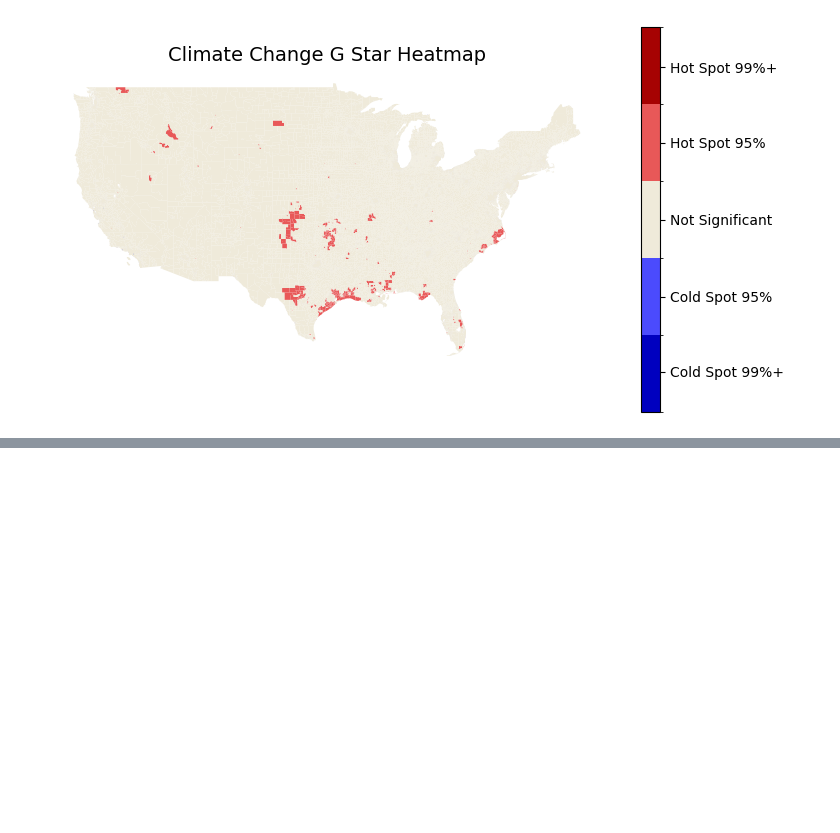
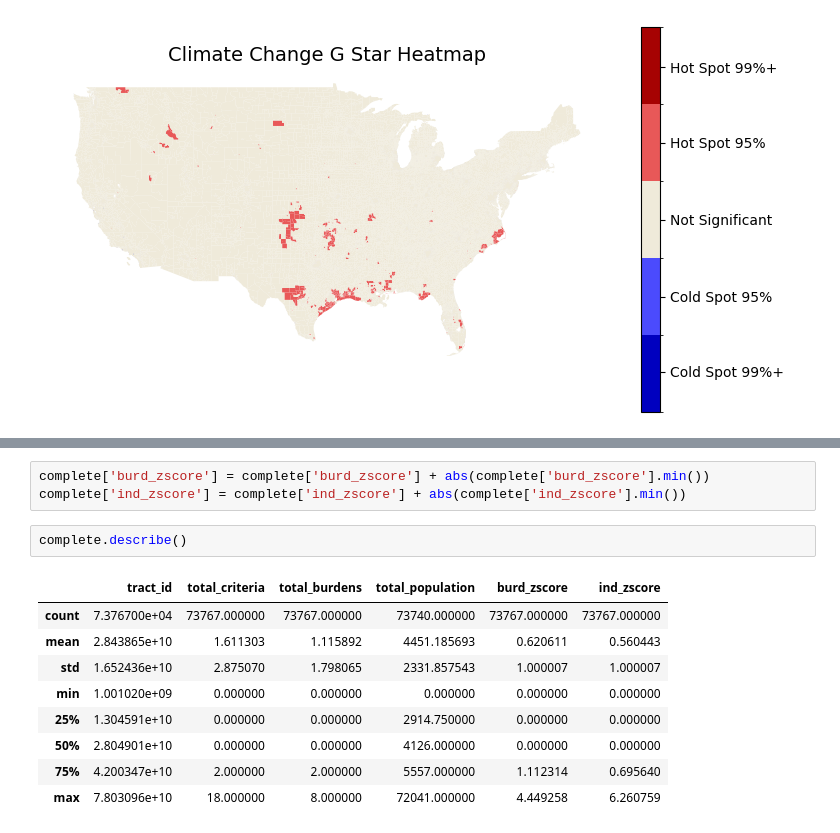
Before and after one commit to haylee360/j40-data-exploration, a Jupyter notebook: docs/gstar-tuning.ipynb, the cells around one changed output, grey strips where cells are left out. Saved outputs shown, nothing was run; the diff lists cells and outputs as text; blank space fills up the shorter version.

```diff
--- a/docs/gstar-tuning.ipynb
+++ b/docs/gstar-tuning.ipynb
@@ -551,0 +618,15 @@ plt.show()
+# %%
+complete['burd_zscore'] = complete['burd_zscore'] + abs(complete['burd_zscore'].min())
+complete['ind_zscore'] = complete['ind_zscore'] + abs(complete['ind_zscore'].min())
+# %%
+complete.describe()
+# %% [output]
+|  | tract_id | total_criteria | total_burdens | total_population | burd_zscore | ind_zscore |
+| count | 7.376700e+04 | 73767.000000 | 73767.000000 | 73740.000000 | 73767.000000 | 73767.000000 |
+| mean | 2.843865e+10 | 1.611303 | 1.115892 | 4451.185693 | 0.620611 | 0.560443 |
+| std | 1.652436e+10 | 2.875070 | 1.798065 | 2331.857543 | 1.000007 | 1.000007 |
+| min | 1.001020e+09 | 0.000000 | 0.000000 | 0.000000 | 0.000000 | 0.000000 |
+| 25% | 1.304591e+10 | 0.000000 | 0.000000 | 2914.750000 | 0.000000 | 0.000000 |
+| 50% | 2.804901e+10 | 0.000000 | 0.000000 | 4126.000000 | 0.000000 | 0.000000 |
+| 75% | 4.200347e+10 | 2.000000 | 2.000000 | 5557.000000 | 1.112314 | 0.695640 |
+| max | 7.803096e+10 | 18.000000 | 8.000000 | 72041.000000 | 4.449258 | 6.260759 |
```
Also changed, not shown: parts of 18 cells of this notebook.
